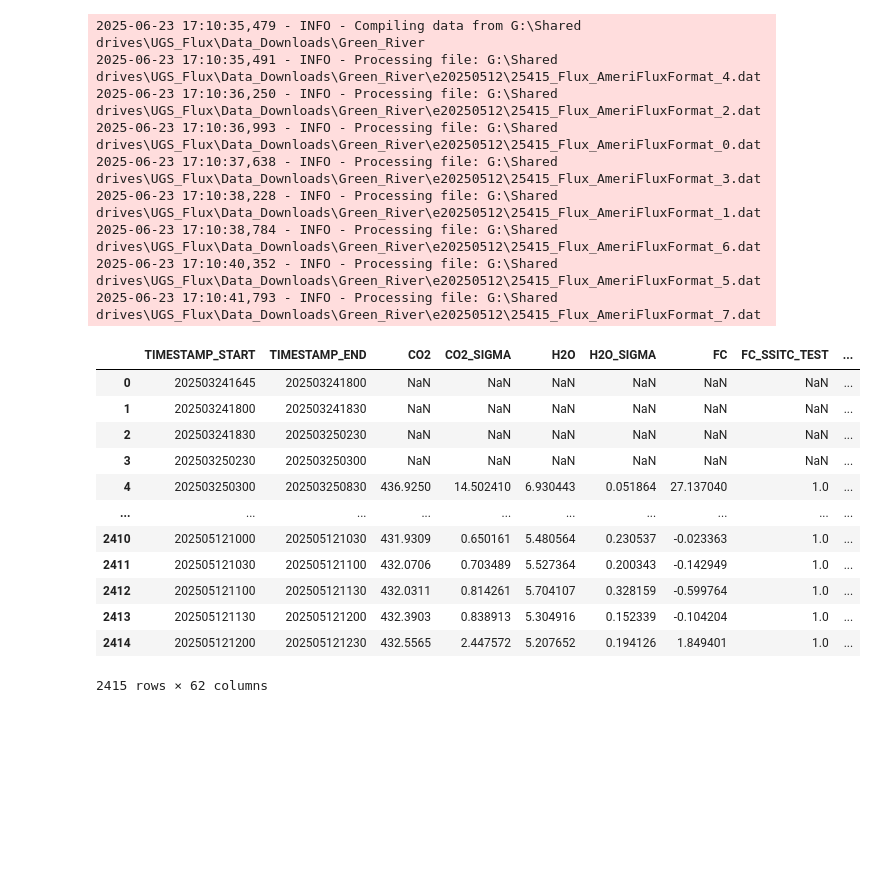
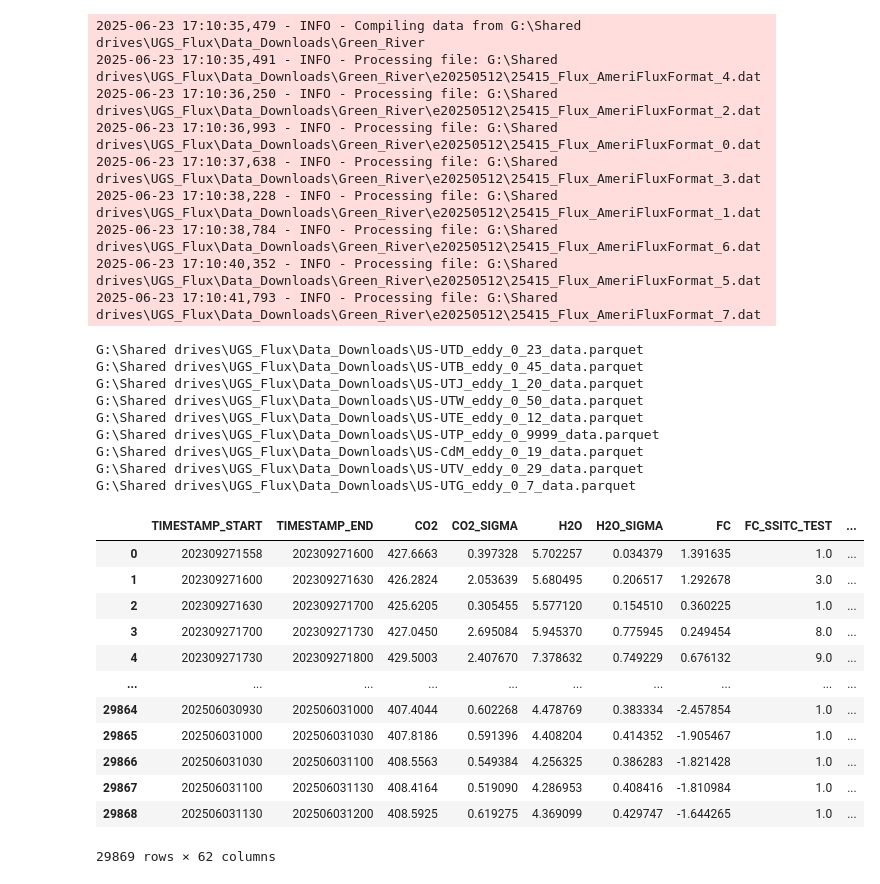
Before and after one commit to inkenbrandt/MicroMet, a Jupyter notebook: docs/notebooks/fix_headers.ipynb, the cells around one changed output. Drawn from its saved outputs; the diff is of its cells as text; code cells hidden in the pictures; blank space fills up the shorter version.

```diff
--- a/docs/notebooks/fix_headers.ipynb
+++ b/docs/notebooks/fix_headers.ipynb
@@ -74,21 +74,35 @@ for stationid, folder in site_folders.items():
 2025-06-23 17:10:40,352 - INFO - Processing file: G:\Shared drives\UGS_Flux\Data_Downloads\Green_River\e20250512\25415_Flux_AmeriFluxFormat_5.dat
 2025-06-23 17:10:41,793 - INFO - Processing file: G:\Shared drives\UGS_Flux\Data_Downloads\Green_River\e20250512\25415_Flux_AmeriFluxFormat_7.dat
 # %%
-df
+root = Path(r"G:\Shared drives\UGS_Flux\Data_Downloads")  # <── your top-level directory here
+for file in root.glob("*.parquet"):
+    print(file)
 # %% [output]
-|  | TIMESTAMP_START | TIMESTAMP_END | CO2 | CO2_SIGMA | H2O | H2O_SIGMA | FC | FC_SSITC_TEST | ... |
-| 0 | 202503241645 | 202503241800 | NaN | NaN | NaN | NaN | NaN | NaN | ... |
-| 1 | 202503241800 | 202503241830 | NaN | NaN | NaN | NaN | NaN | NaN | ... |
-| 2 | 202503241830 | 202503250230 | NaN | NaN | NaN | NaN | NaN | NaN | ... |
-| 3 | 202503250230 | 202503250300 | NaN | NaN | NaN | NaN | NaN | NaN | ... |
-| 4 | 202503250300 | 202503250830 | 436.9250 | 14.502410 | 6.930443 | 0.051864 | 27.137040 | 1.0 | ... |
-| ... | ... | ... | ... | ... | ... | ... | ... | ... | ... |
-| 2410 | 202505121000 | 202505121030 | 431.9309 | 0.650161 | 5.480564 | 0.230537 | -0.023363 | 1.0 | ... |
-| 2411 | 202505121030 | 202505121100 | 432.0706 | 0.703489 | 5.527364 | 0.200343 | -0.142949 | 1.0 | ... |
-| 2412 | 202505121100 | 202505121130 | 432.0311 | 0.814261 | 5.704107 | 0.328159 | -0.599764 | 1.0 | ... |
-| 2413 | 202505121130 | 202505121200 | 432.3903 | 0.838913 | 5.304916 | 0.152339 | -0.104204 | 1.0 | ... |
-| 2414 | 202505121200 | 202505121230 | 432.5565 | 2.447572 | 5.207652 | 0.194126 | 1.849401 | 1.0 | ... |
-2415 rows × 62 columns
+G:\Shared drives\UGS_Flux\Data_Downloads\US-UTD_eddy_0_23_data.parquet
+G:\Shared drives\UGS_Flux\Data_Downloads\US-UTB_eddy_0_45_data.parquet
+G:\Shared drives\UGS_Flux\Data_Downloads\US-UTJ_eddy_1_20_data.parquet
+G:\Shared drives\UGS_Flux\Data_Downloads\US-UTW_eddy_0_50_data.parquet
+G:\Shared drives\UGS_Flux\Data_Downloads\US-UTE_eddy_0_12_data.parquet
+G:\Shared drives\UGS_Flux\Data_Downloads\US-UTP_eddy_0_9999_data.parquet
+G:\Shared drives\UGS_Flux\Data_Downloads\US-CdM_eddy_0_19_data.parquet
+G:\Shared drives\UGS_Flux\Data_Downloads\US-UTV_eddy_0_29_data.parquet
+G:\Shared drives\UGS_Flux\Data_Downloads\US-UTG_eddy_0_7_data.parquet
+# %%
+pd.read_parquet(root / "US-UTV_eddy_0_29_data.parquet")
+# %% [output]
+|  | TIMESTAMP_START | TIMESTAMP_END | CO2 | CO2_SIGMA | H2O | H2O_SIGMA | FC | FC_SSITC_TEST | ... |
+| 0 | 202309271558 | 202309271600 | 427.6663 | 0.397328 | 5.702257 | 0.034379 | 1.391635 | 1.0 | ... |
+| 1 | 202309271600 | 202309271630 | 426.2824 | 2.053639 | 5.680495 | 0.206517 | 1.292678 | 3.0 | ... |
+| 2 | 202309271630 | 202309271700 | 425.6205 | 0.305455 | 5.577120 | 0.154510 | 0.360225 | 1.0 | ... |
+| 3 | 202309271700 | 202309271730 | 427.0450 | 2.695084 | 5.945370 | 0.775945 | 0.249454 | 8.0 | ... |
+| 4 | 202309271730 | 202309271800 | 429.5003 | 2.407670 | 7.378632 | 0.749229 | 0.676132 | 9.0 | ... |
+| ... | ... | ... | ... | ... | ... | ... | ... | ... | ... |
+| 29864 | 202506030930 | 202506031000 | 407.4044 | 0.602268 | 4.478769 | 0.383334 | -2.457854 | 1.0 | ... |
+| 29865 | 202506031000 | 202506031030 | 407.8186 | 0.591396 | 4.408204 | 0.414352 | -1.905467 | 1.0 | ... |
+| 29866 | 202506031030 | 202506031100 | 408.5563 | 0.549384 | 4.256325 | 0.386283 | -1.821428 | 1.0 | ... |
+| 29867 | 202506031100 | 202506031130 | 408.4164 | 0.519090 | 4.286953 | 0.408416 | -1.810984 | 1.0 | ... |
+| 29868 | 202506031130 | 202506031200 | 408.5925 | 0.619275 | 4.369099 | 0.429747 | -1.644265 | 1.0 | ... |
+29869 rows × 62 columns
 # %%
 # Process data for all stations
 site_folders = {#'US-UTD':'Dugout_Ranch',
```
Also changed, not shown: 6 other files.
